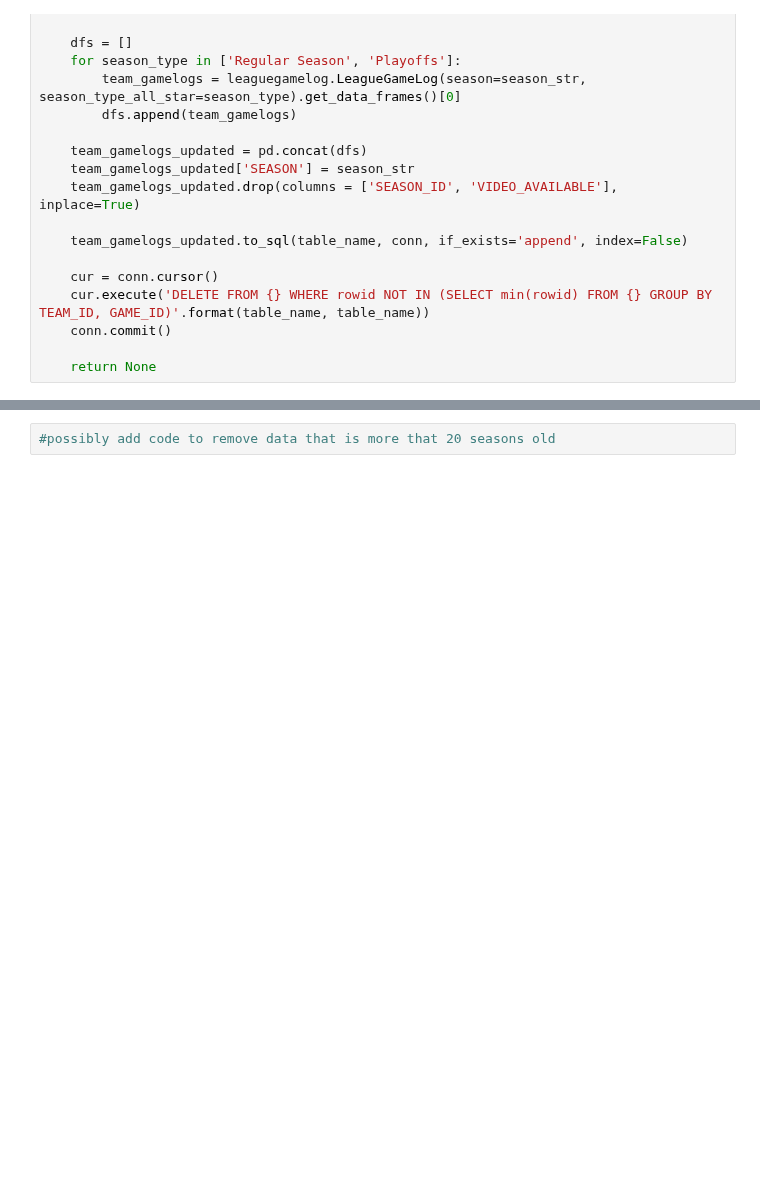
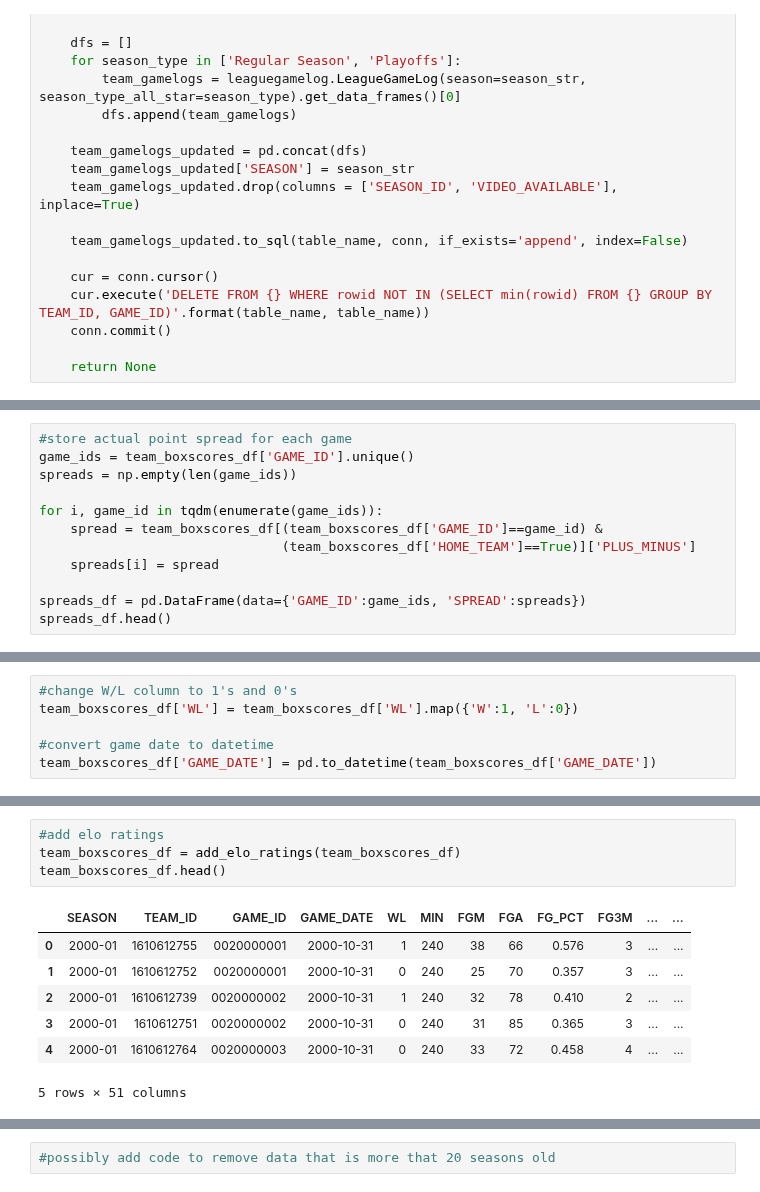
Before and after one commit to jnshzk/nba_beating_the_spread, a Jupyter notebook: daily_refresh.ipynb, the cells around one changed output, grey strips where cells are left out. Drawn from its saved outputs; the diff is of its cells as text; blank space fills up the shorter version.

```diff
--- a/daily_refresh.ipynb
+++ b/daily_refresh.ipynb
@@ -151,0 +213,12 @@ team_boxscores_df[team_boxscores_df['GAME_DATE']=='2022-06-16']
+# %%
+#store actual point spread for each game
+game_ids = team_boxscores_df['GAME_ID'].unique()
+spreads = np.empty(len(game_ids))
+
+for i, game_id in tqdm(enumerate(game_ids)):
+    spread = team_boxscores_df[(team_boxscores_df['GAME_ID']==game_id) &
+                               (team_boxscores_df['HOME_TEAM']==True)]['PLUS_MINUS']
+    spreads[i] = spread
+
+spreads_df = pd.DataFrame(data={'GAME_ID':game_ids, 'SPREAD':spreads})
+spreads_df.head()
@@ -151,0 +232,6 @@ team_boxscores_df[team_boxscores_df['GAME_DATE']=='2022-06-16']
+# %%
+#change W/L column to 1's and 0's
+team_boxscores_df['WL'] = team_boxscores_df['WL'].map({'W':1, 'L':0})
+
+#convert game date to datetime
+team_boxscores_df['GAME_DATE'] = pd.to_datetime(team_boxscores_df['GAME_DATE'])
@@ -151,0 +347,12 @@ team_boxscores_df[team_boxscores_df['GAME_DATE']=='2022-06-16']
+# %%
+#add elo ratings
+team_boxscores_df = add_elo_ratings(team_boxscores_df)
+team_boxscores_df.head()
+# %% [output]
+|  | SEASON | TEAM_ID | GAME_ID | GAME_DATE | WL | MIN | FGM | FGA | FG_PCT | FG3M | ... | ... |
+| 0 | 2000-01 | 1610612755 | 0020000001 | 2000-10-31 | 1 | 240 | 38 | 66 | 0.576 | 3 | ... | ... |
+| 1 | 2000-01 | 1610612752 | 0020000001 | 2000-10-31 | 0 | 240 | 25 | 70 | 0.357 | 3 | ... | ... |
+| 2 | 2000-01 | 1610612739 | 0020000002 | 2000-10-31 | 1 | 240 | 32 | 78 | 0.410 | 2 | ... | ... |
+| 3 | 2000-01 | 1610612751 | 0020000002 | 2000-10-31 | 0 | 240 | 31 | 85 | 0.365 | 3 | ... | ... |
+| 4 | 2000-01 | 1610612764 | 0020000003 | 2000-10-31 | 0 | 240 | 33 | 72 | 0.458 | 4 | ... | ... |
+5 rows × 51 columns
```
Also changed, not shown: parts of 29 cells of this notebook.
